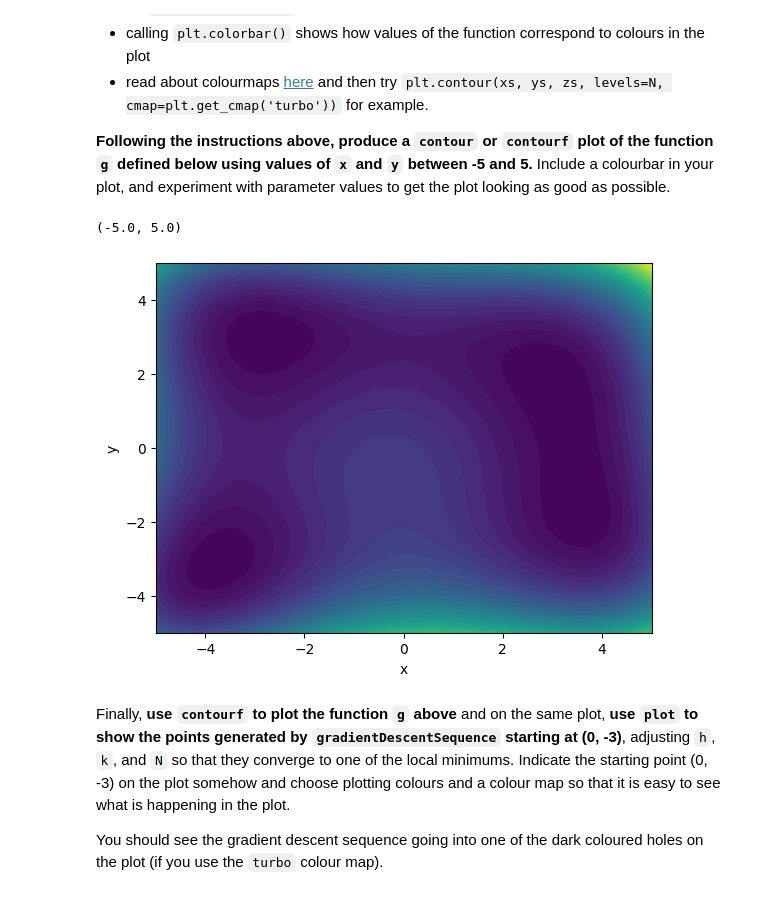
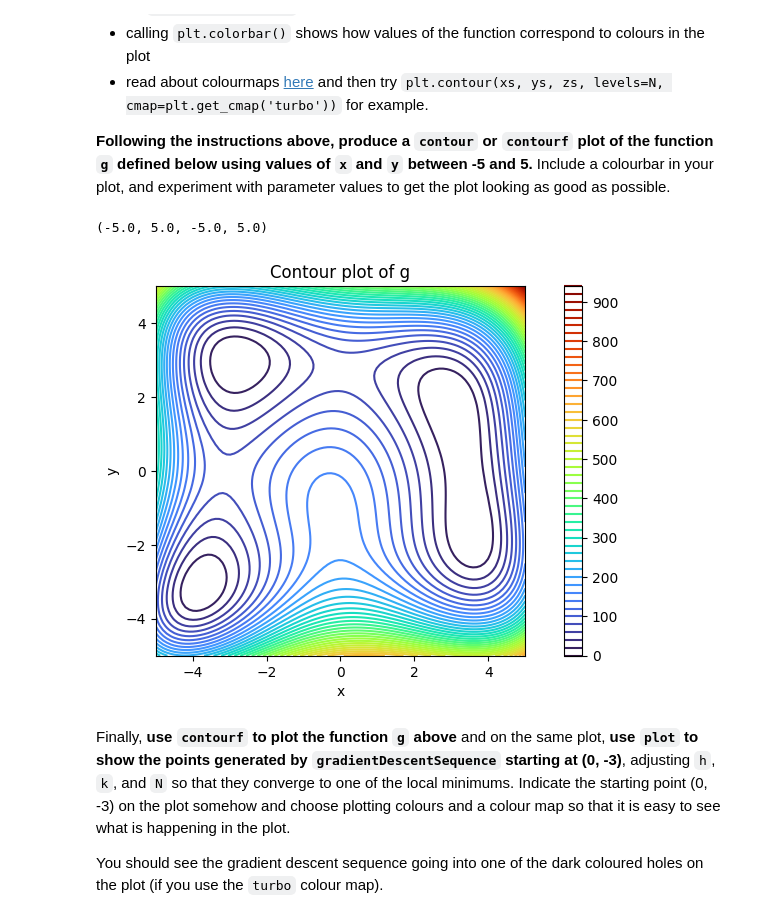
Before and after one commit to RD-44/Gradient-Descent-and-SVM, a Jupyter notebook: Gradient descent and support vector machines.ipynb, the cells around one changed output. Saved outputs shown, nothing was run; the diff lists cells and outputs as text; code cells hidden in the pictures.

```diff
--- a/Gradient descent and support vector machines.ipynb
+++ b/Gradient descent and support vector machines.ipynb
@@ -188,24 +212,27 @@ Having prepared the x-, y-, and z-coordinates you can now just call `plt.contour
 def g(x, y):
     return ((x**2 + y -11)**2 + (x+y**2 - 6)**2)
 # %%
+# contour plot
 x_grid_values = np.linspace(-5, 5, 100)
 y_grid_values = np.linspace(-5, 5, 100)
 
 xs, ys = np.meshgrid(x_grid_values, y_grid_values)
 
 g_vect = np.vectorize(g)
 
 zs = g_vect(xs, ys)
 
-plt.contourf(xs, ys, zs, levels=40)
-
+plt.contour(xs, ys, zs, levels=50, cmap=plt.get_cmap('turbo'))
+plt.title('Contour plot of g')
 plt.xlabel("x")
 plt.ylabel("y")
 plt.xlim((-5, 5))
 plt.ylim((-5, 5))
+plt.colorbar()
+plt.axis('scaled')
 # %% [output]
-(-5.0, 5.0)
+(-5.0, 5.0, -5.0, 5.0)
-[figure, old version]
+[figure, new version]
 # %% [markdown]
 Finally, **use `contourf` to plot the function `g` above** and on the same plot, **use `plot` to show the points generated by `gradientDescentSequence` starting at (0, -3)**, adjusting `h`, `k`, and `N` so that they converge to one of the local minimums.  Indicate the starting point (0, -3) on the plot somehow and choose plotting colours and a colour map so that it is easy to see what is happening in the plot.
 
```
Also changed, not shown: parts of 11 cells of this notebook.
